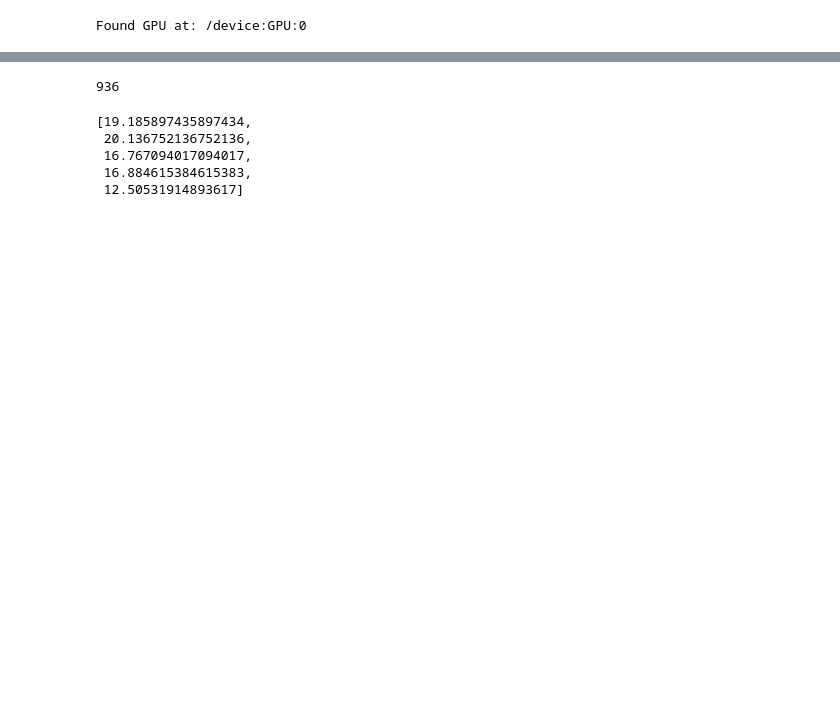
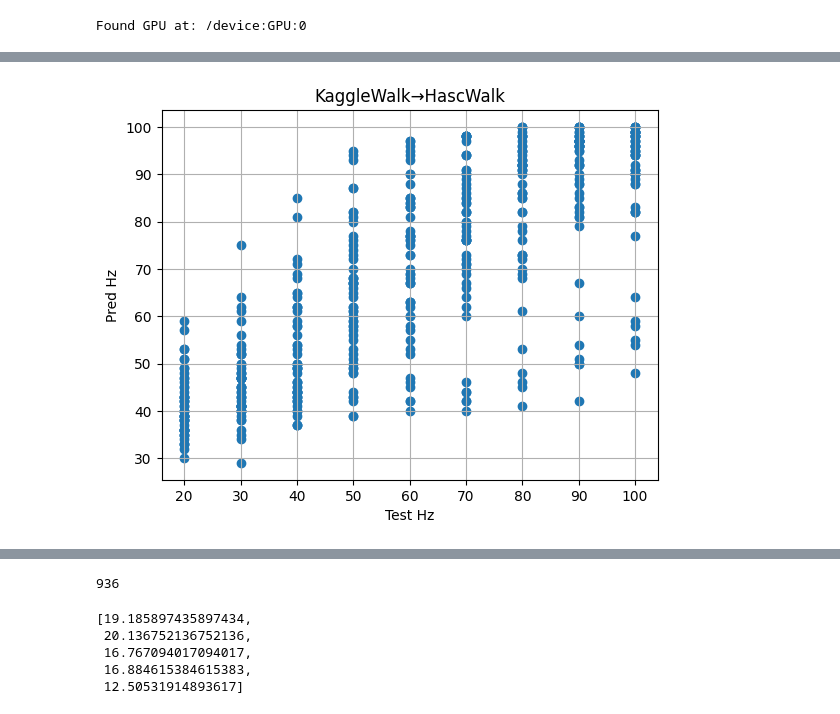
Before and after one commit to hinapyon/Sampling-Frequency-Estimating-of-Human-Activity-Acceleration-Data-using-Transformer-based-Regression, a Jupyter notebook: AcrossDifferentDomains.ipynb, the cells around one changed output, grey strips where cells are left out. Saved outputs shown, nothing was run; the diff lists cells and outputs as text; code cells hidden in the pictures; blank space fills up the shorter version.

```diff
--- a/AcrossDifferentDomains.ipynb
+++ b/AcrossDifferentDomains.ipynb
@@ -310,4 +310,4 @@ def path_to_features(path: str) -> tuple[np.array, np.array]:
 
     return features, Hz
 # %%
-DiffereneAcc_listWalk, DifferenceAcc_histWalk, HzWalk = path_to_histogram("/content/drive/MyDrive/hasc(walk)/")
+DiffereneAcc_listHWalk, DifferenceAcc_histHWalk, HzHWalk = path_to_histogram("/content/drive/MyDrive/hasc(walk)/")
@@ -317,7 +319,7 @@ DiffereneAcc_listKWalk, DifferenceAcc_histKWalk, HzKWalk = path_to_histogram("/c
 DiffereneAcc_listSWalk, DifferenceAcc_histSWalk, HzSWalk = path_to_histogram("/content/drive/MyDrive/setback(walk)/")
 # %%
 std = StandardScaler()
-DifferenceAcc_histWalk = std.fit_transform(DifferenceAcc_histWalk)
+DifferenceAcc_histHWalk = std.fit_transform(DifferenceAcc_histHWalk)
 # %%
 std = StandardScaler()
 DifferenceAcc_histKWalk = std.fit_transform(DifferenceAcc_histKWalk)
@@ -376,0 +407,11 @@ len(Hz)
+# %%
+plt.scatter(y_test, y_pred)
+#plt.colorbar(label='Frequency (Hz)')
+plt.xlabel('Test Hz')
+plt.ylabel('Pred Hz')
+plt.title('KaggleWalk→HascWalk')
+#plt.ylim(-0.5, 4.5)
+plt.grid(True)
+plt.show()
+# %% [output]
+[figure, added]
```
Also changed, not shown: parts of 24 cells of this notebook.
